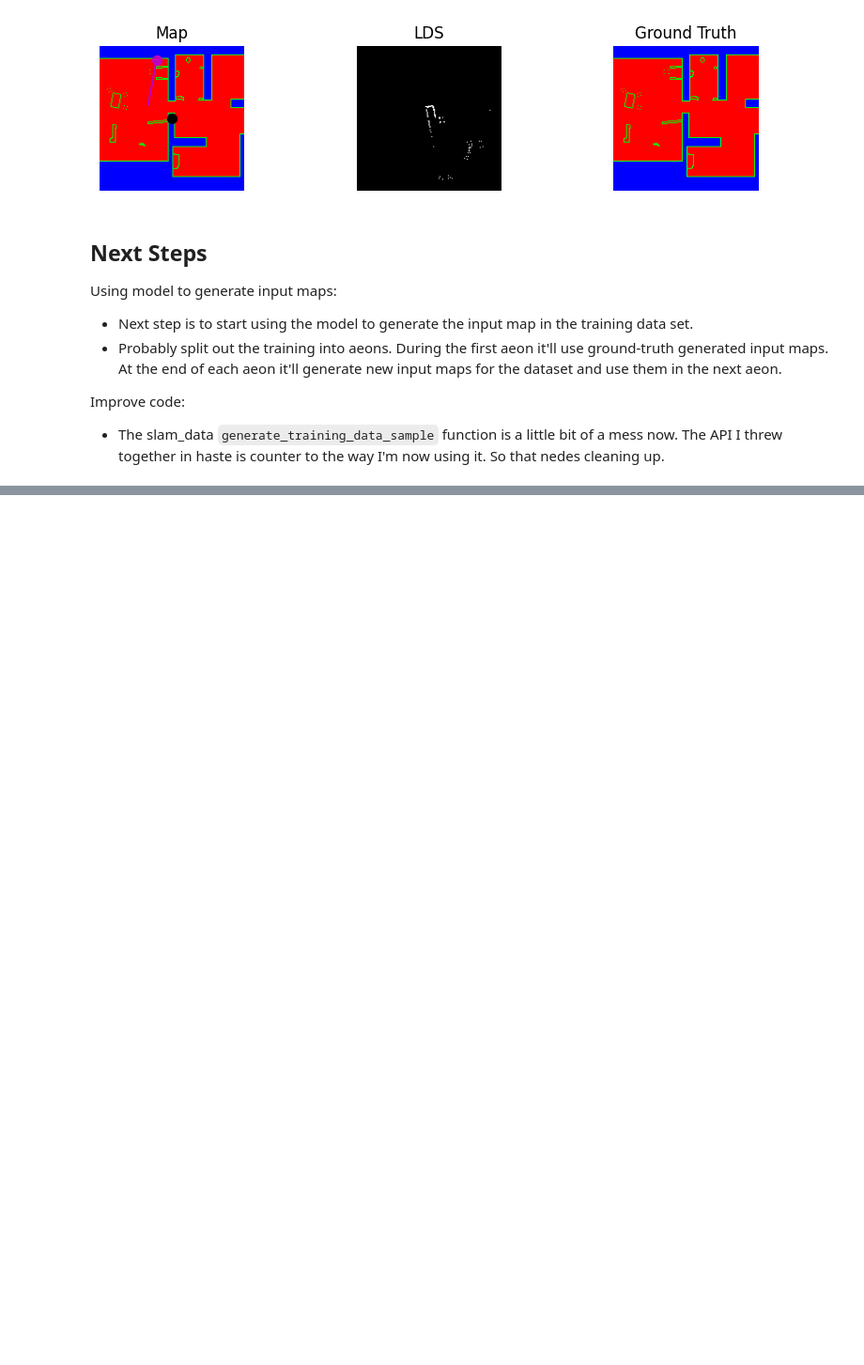
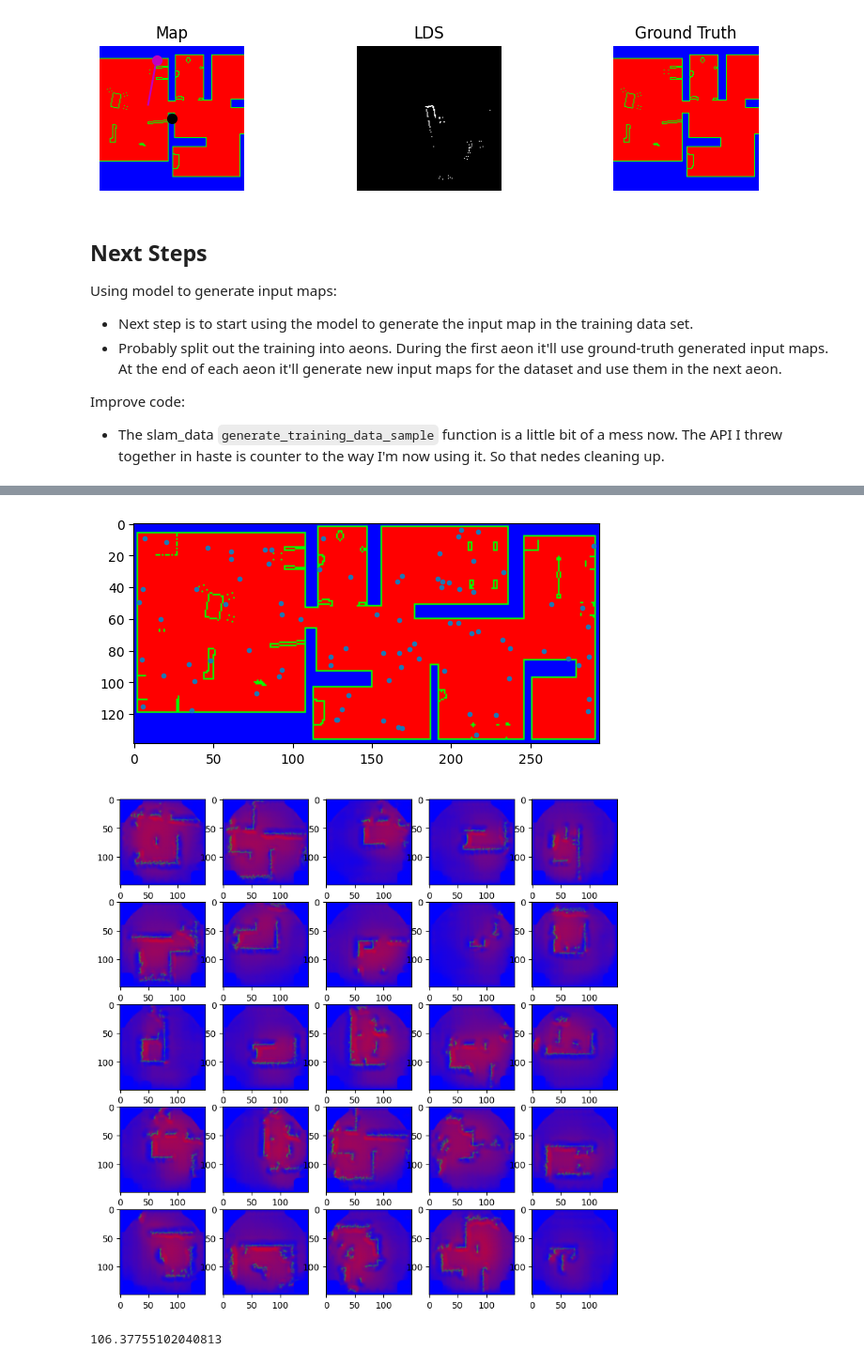
Before and after one commit to malcolmlett/robovac, a Jupyter notebook: Experiment_SLAM_data_generation_1.ipynb, the cells around one changed output, grey strips where cells are left out. Shown at 94% size. Drawn from its saved outputs; the diff is of its cells as text; code cells hidden in the pictures; blank space fills up the shorter version.

Commit message:
First experiments with generating a series of semantics maps from samples across the floorplan

```diff
--- a/Experiment_SLAM_data_generation_1.ipynb
+++ b/Experiment_SLAM_data_generation_1.ipynb
@@ -192,0 +175,4 @@ Improve code:
+# %%
+## Load an existing model
+# (note: the 100epochs file is apparently corrupted)
+model = tf.keras.models.load_model('experimental-slam-model3-50epochs.keras')
@@ -192,0 +337,39 @@ Improve code:
+# %%
+def show_semantic_samples(locations, orientations, semantic_maps):
+  pixel_size = lds.__PIXEL_SIZE__
+  plt.imshow(floorplan)
+  plt.plot(locs[:,0] / pixel_size, locs[:,1] / pixel_size, '.')
+  plt.show()
+
+  plt.figure(figsize=(10,10))
+  for i in range(25):
+    plt.subplot(5,5,i+1)
+    plt.imshow(semantic_maps[i])
+    plt.axis('off')
+  plt.show()
+
+def predict_maps(model, locs, orientations, lds_maps, **kwargs):
+  """
+  Uses the model to predict the semantic maps.
+  Return:
+    (locs, orientations, semantic_maps) with predicted maps
+  """
+  unknown_value = np.zeros(slam_data.__CLASSES__, dtype=np.float32)
+  unknown_value[slam_data.__UNKNOWN_IDX__] = 1
+
+  unknown_maps = np.tile(unknown_value, tuple(lds_maps.shape) + (1,))
+
+  print(f"locs: {locs.shape}")
+  print(f"orientations: {orientations.shape}")
+  print(f"unknown_maps: {unknown_maps.shape}")
+  print(f"lds_maps: {lds_maps.shape}")
+
+  (semantic_maps, adlos) = model.predict((unknown_maps, lds_maps))
+  semantic_maps = tf.math.softmax(semantic_maps, axis=-1)
+
+  print(f"semantic_maps: {semantic_maps.shape}")
+  print(f"adlos: {adlos.shape}")
+  return locs, orientations, semantic_maps
+
+(locs2, orientations2, semantic_maps2) = predict_maps(model, locs[0:25], orientations[0:25], lds_maps[0:25])
+show_semantic_samples(locs2, orientations2, semantic_maps2)
@@ -192,0 +384,9 @@ Improve code:
+# %%
+show_semantic_samples(locs2, orientations2, semantic_maps2)
+# %% [output]
+[figure, added]
+[figure, added]
+# %%
+139*294 / (19.6**2)
+# %% [output]
+106.37755102040813
```
Also changed, not shown: parts of 12 cells of this notebook.
